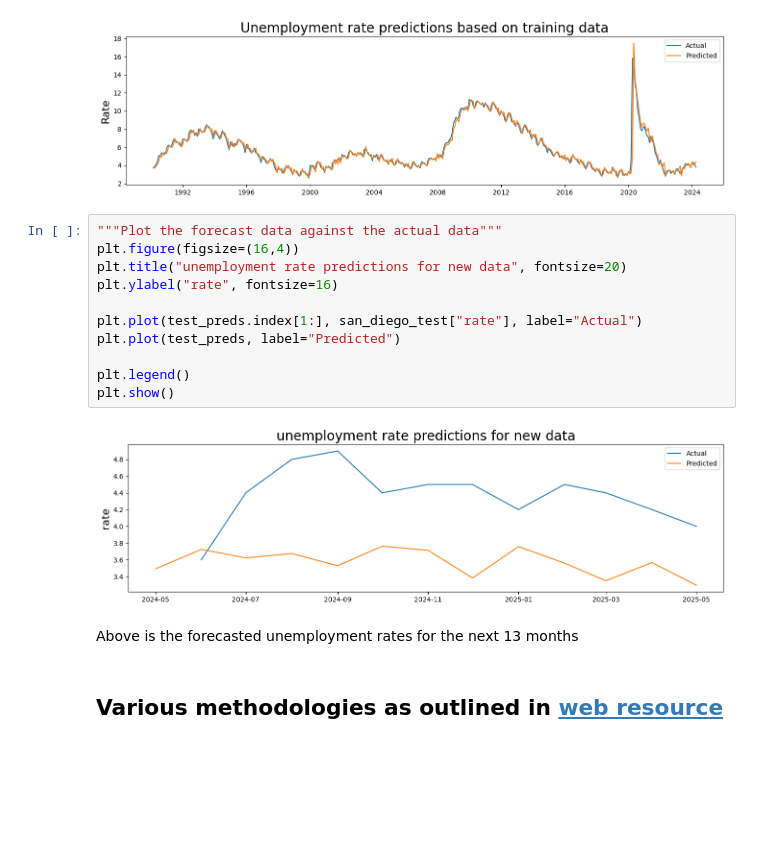
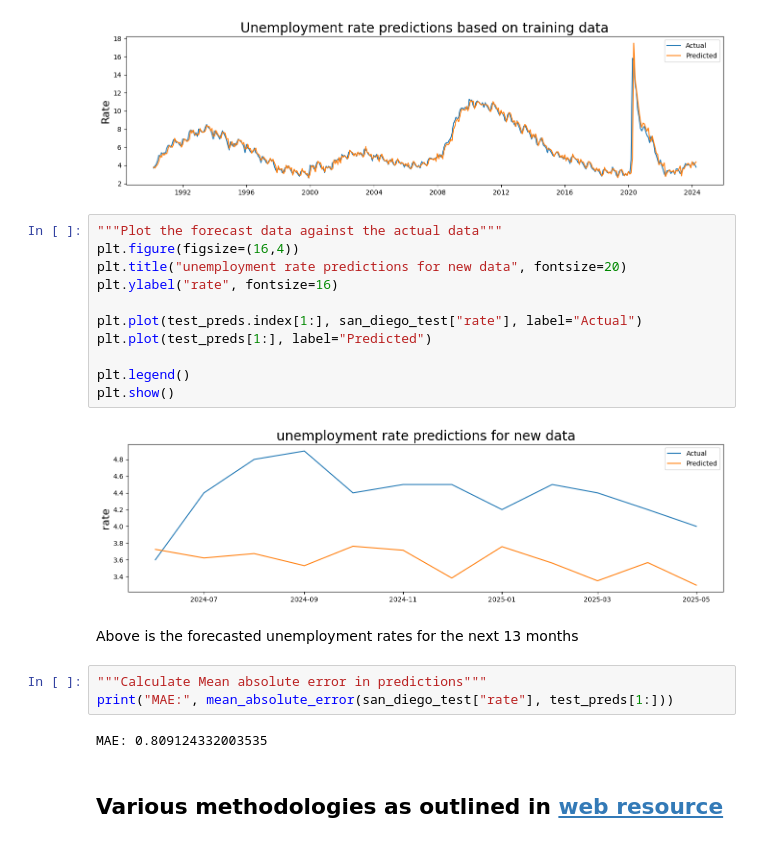
Before and after one commit to mr-kelsey/su25-aai510-group1, a Jupyter notebook: Notebooks/Final Project Section 1 - Team 1.ipynb, the cells around one changed output. Cells and saved outputs as stored; diff of their text form; blank space fills up the shorter version.

```diff
--- a/Notebooks/Final Project Section 1 - Team 1.ipynb
+++ b/Notebooks/Final Project Section 1 - Team 1.ipynb
@@ -212,18 +212,23 @@ plt.show()
 # %%
 """Plot the forecast data against the actual data"""
 plt.figure(figsize=(16,4))
 plt.title("unemployment rate predictions for new data", fontsize=20)
 plt.ylabel("rate", fontsize=16)
 
 plt.plot(test_preds.index[1:], san_diego_test["rate"], label="Actual")
-plt.plot(test_preds, label="Predicted")
+plt.plot(test_preds[1:], label="Predicted")
 
 plt.legend()
 plt.show()
 # %% [output]
-[figure, old version]
+[figure, new version]
 # %% [markdown]
 Above is the forecasted unemployment rates for the next 13 months
+# %%
+"""Calculate Mean absolute error in predictions"""
+print("MAE:", mean_absolute_error(san_diego_test["rate"], test_preds[1:]))
+# %% [output]
+MAE: 0.809124332003535
 # %% [markdown]
 ## Various methodologies as outlined in [web resource](https://unravelthedata.com/time-series-forecasting-with-unemployment-data/)
 # %% [markdown]
```
Also changed, not shown: parts of 9 cells of this notebook.
